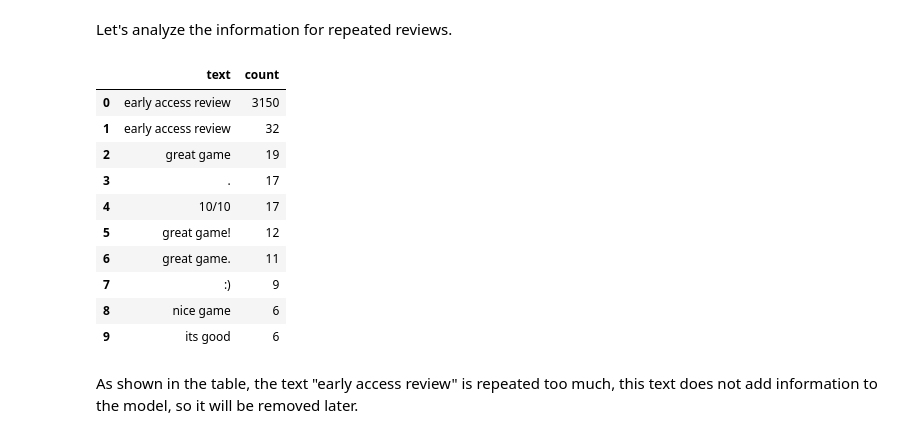
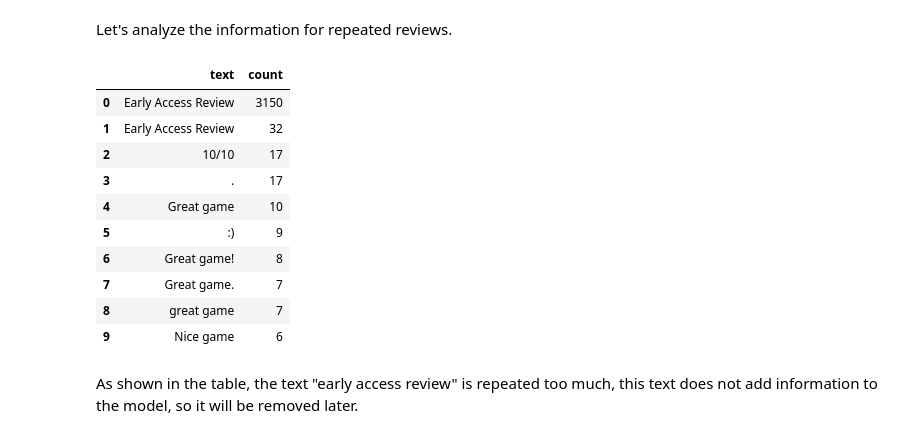
Before and after one commit to LuisFerTR/steam_reviews_classifier, a Jupyter notebook: steam-reviews-classifier.ipynb, the cells around one changed output. Saved outputs shown, nothing was run; the diff lists cells and outputs as text; code cells hidden in the pictures.

```diff
--- a/steam-reviews-classifier.ipynb
+++ b/steam-reviews-classifier.ipynb
@@ -72,9 +72,9 @@ import numpy as np
 np.random.seed(2810)
 sample_size = 20000
 
-sampled_id = np.random.randint(0, rows, sample_size)
+sample_id = np.random.randint(0, rows, sample_size)
 
-sampled_data = steam_reviews.iloc[sampled_id]
+sample_data = steam_reviews.loc[sample_id, ['review_text', 'review_score']]
 # %% [markdown]
 ### Positive reviews number vs Negative reviews number
 # %% [markdown]
@@ -125,24 +125,24 @@ We can see that there are many more positive reviews than negative ones.
 Let's analyze the information for repeated reviews.
 # %%
 # Lowercase review text
-reviews_text = sampled_data['review_text'].str.lower().reset_index(name='text')
+reviews_text = sample_data['review_text'].reset_index(name='text')
 
 # Count occurrences of review text
 tc = reviews_text['text'].value_counts().reset_index(name='count')
 tc.rename(columns={'index': 'text'}, inplace=True)
 tc.head(10)
 # %% [output]
 |  | text | count |
-| 0 | early access review | 3150 |
-| 1 | early access review | 32 |
-| 2 | great game | 19 |
+| 0 | Early Access Review | 3150 |
+| 1 | Early Access Review | 32 |
+| 2 | 10/10 | 17 |
 | 3 | . | 17 |
-| 4 | 10/10 | 17 |
-| 5 | great game! | 12 |
-| 6 | great game. | 11 |
-| 7 | :) | 9 |
-| 8 | nice game | 6 |
-| 9 | its good | 6 |
+| 4 | Great game | 10 |
+| 5 | :) | 9 |
+| 6 | Great game! | 8 |
+| 7 | Great game. | 7 |
+| 8 | great game | 7 |
+| 9 | Nice game | 6 |
 # %% [markdown]
 As shown in the table, the text "early access review" is repeated too much, this text does not add information to the model, so it will be removed later.
 # %% [markdown]
```
Also changed, not shown: parts of 16 cells of this notebook.
